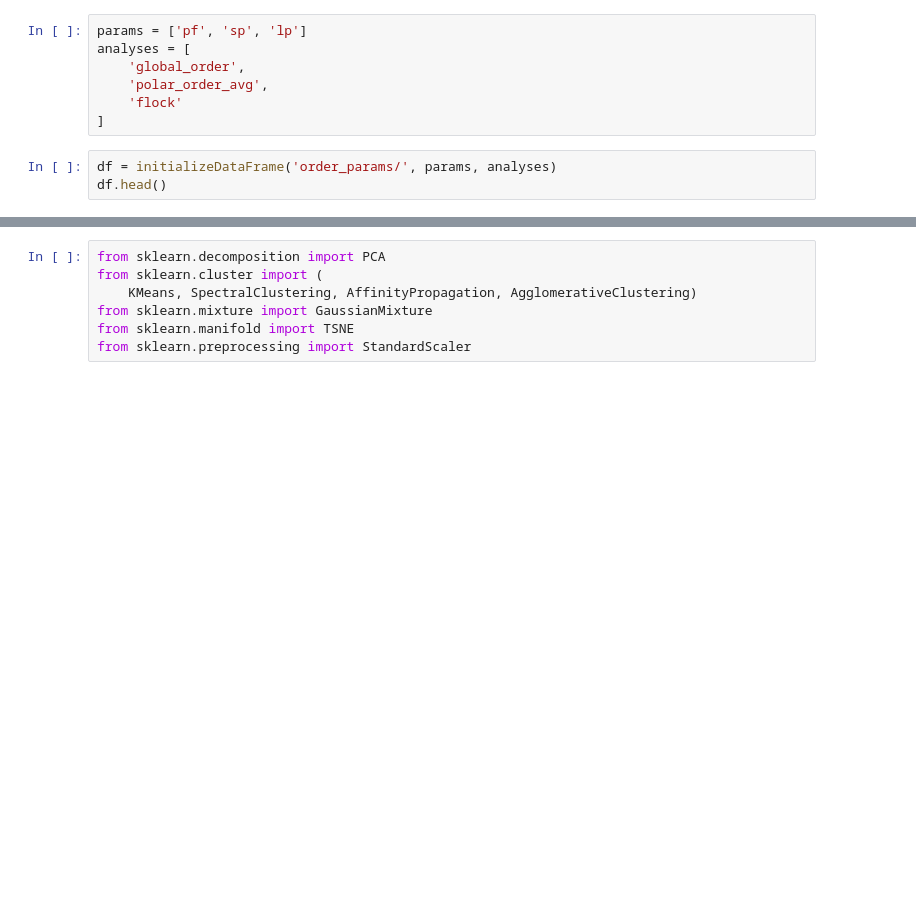
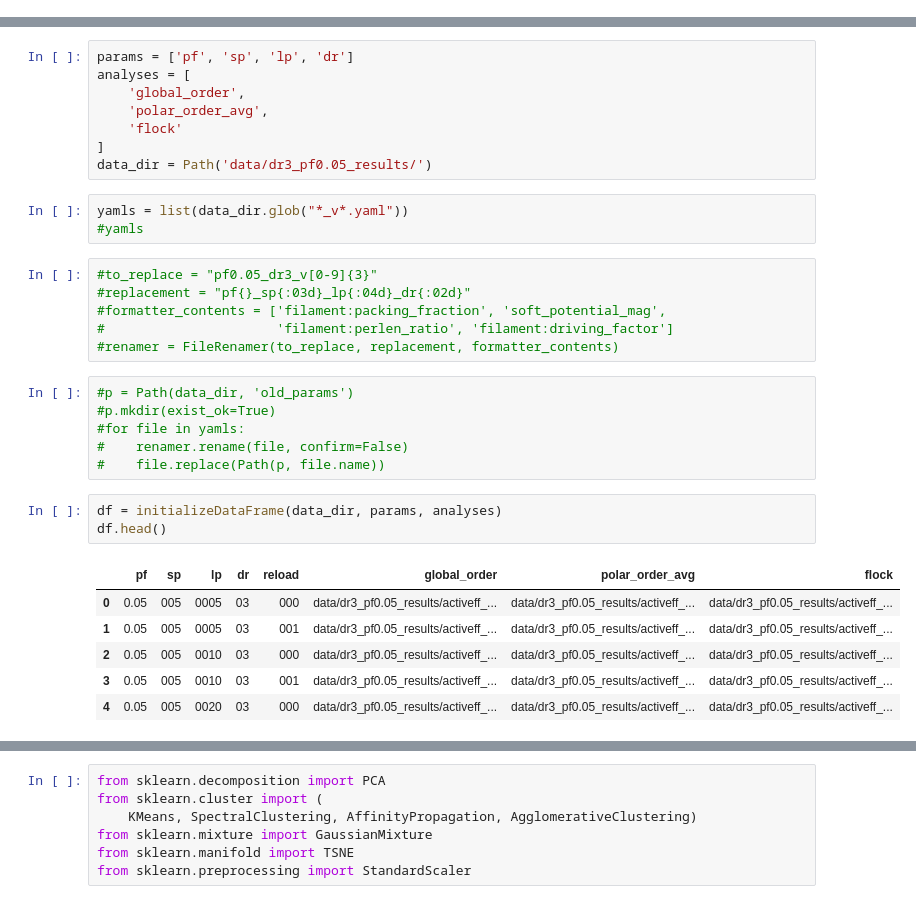
Before and after one commit to jeffmm/simcore, a Jupyter notebook: analysis/sc_analysis.ipynb, the cells around one changed output, grey strips where cells are left out. Drawn from its saved outputs; the diff is of its cells as text; blank space fills up the shorter version.

```diff
--- a/analysis/sc_analysis.ipynb
+++ b/analysis/sc_analysis.ipynb
@@ -342,10 +0,0 @@ def get_flock_data(df, saveDirName=".", make_plots=True, params=['pf', 'sp', 'lp
-# %%
-params = ['pf', 'sp', 'lp']
-analyses = [
-    'global_order',
-    'polar_order_avg',
-    'flock'
-]
-# %%
-df = initializeDataFrame('order_params/', params, analyses)
-df.head()
@@ -451,0 +344,33 @@ results_std = k2[['pf', 'sp', 'lp'] + [col for col in k2.columns if col[-3:] ==
+# %%
+params = ['pf', 'sp', 'lp', 'dr']
+analyses = [
+    'global_order',
+    'polar_order_avg',
+    'flock'
+]
+data_dir = Path('data/dr3_pf0.05_results/')
+# %%
+yamls = list(data_dir.glob("*_v*.yaml"))
+#yamls
+# %%
+#to_replace = "pf0.05_dr3_v[0-9]{3}"
+#replacement = "pf{}_sp{:03d}_lp{:04d}_dr{:02d}"
+#formatter_contents = ['filament:packing_fraction', 'soft_potential_mag',
+#                      'filament:perlen_ratio', 'filament:driving_factor']
+#renamer = FileRenamer(to_replace, replacement, formatter_contents)
+# %%
+#p = Path(data_dir, 'old_params')
+#p.mkdir(exist_ok=True)
+#for file in yamls:
+#    renamer.rename(file, confirm=False)
+#    file.replace(Path(p, file.name))
+# %%
+df = initializeDataFrame(data_dir, params, analyses)
+df.head()
+# %% [output]
+|  | pf | sp | lp | dr | reload | global_order | polar_order_avg | flock |
+| 0 | 0.05 | 005 | 0005 | 03 | 000 | data/dr3_pf0.05_results/activeff_... | data/dr3_pf0.05_results/activeff_... | data/dr3_pf0.05_results/activeff_... |
+| 1 | 0.05 | 005 | 0005 | 03 | 001 | data/dr3_pf0.05_results/activeff_... | data/dr3_pf0.05_results/activeff_... | data/dr3_pf0.05_results/activeff_... |
+| 2 | 0.05 | 005 | 0010 | 03 | 000 | data/dr3_pf0.05_results/activeff_... | data/dr3_pf0.05_results/activeff_... | data/dr3_pf0.05_results/activeff_... |
+| 3 | 0.05 | 005 | 0010 | 03 | 001 | data/dr3_pf0.05_results/activeff_... | data/dr3_pf0.05_results/activeff_... | data/dr3_pf0.05_results/activeff_... |
+| 4 | 0.05 | 005 | 0020 | 03 | 000 | data/dr3_pf0.05_results/activeff_... | data/dr3_pf0.05_results/activeff_... | data/dr3_pf0.05_results/activeff_... |
```
Also changed, not shown: parts of 39 cells of this notebook, 6 other files.
